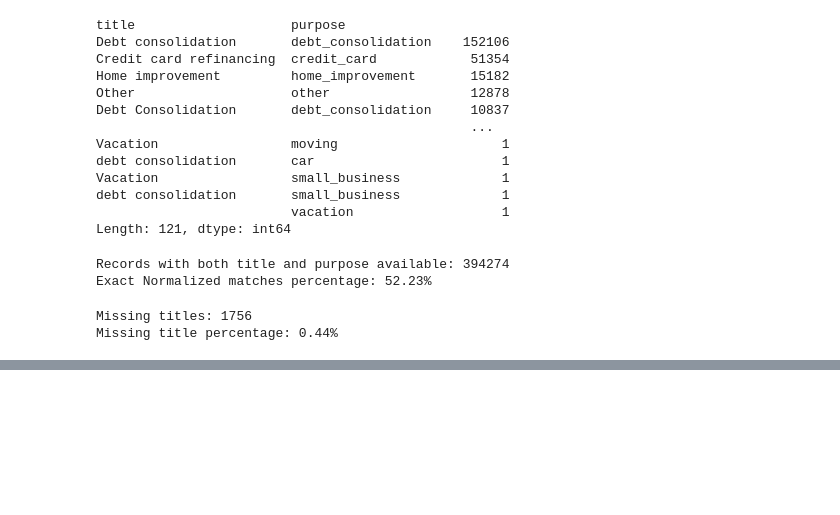
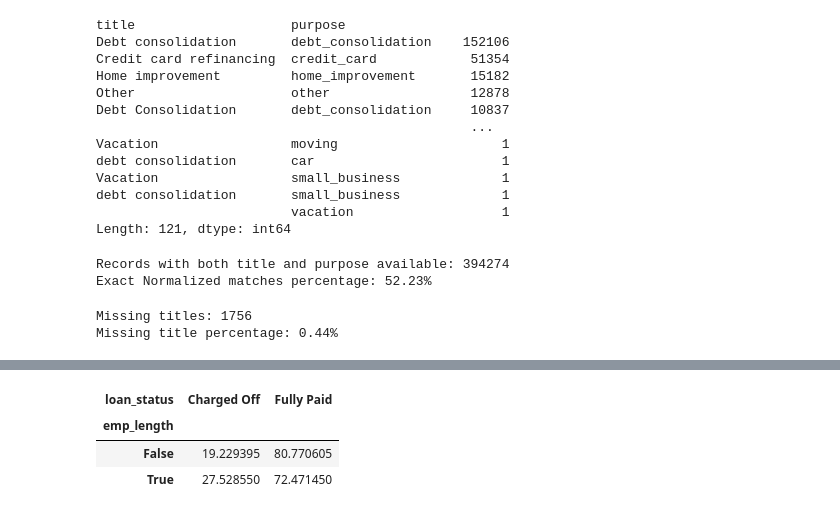
Before and after one commit to sri9079/Loan_tap, a Jupyter notebook: loan_tap_Case Study.ipynb, the cells around one changed output, grey strips where cells are left out. Saved outputs shown, nothing was run; the diff lists cells and outputs as text; code cells hidden in the pictures; blank space fills up the shorter version.

```diff
--- a/loan_tap_Case Study.ipynb
+++ b/loan_tap_Case Study.ipynb
@@ -1639,0 +1657,7 @@ Treatment:	Deferred to feature engineering
+# %%
+pd.crosstab(data['emp_length'].isna(), data['loan_status'], normalize='index') * 100
+# %% [output]
+| loan_status | Charged Off | Fully Paid |
+| emp_length |  |  |
+| False | 19.229395 | 80.770605 |
+| True | 27.528550 | 72.471450 |
```
Also changed, not shown: parts of 16 cells of this notebook.
